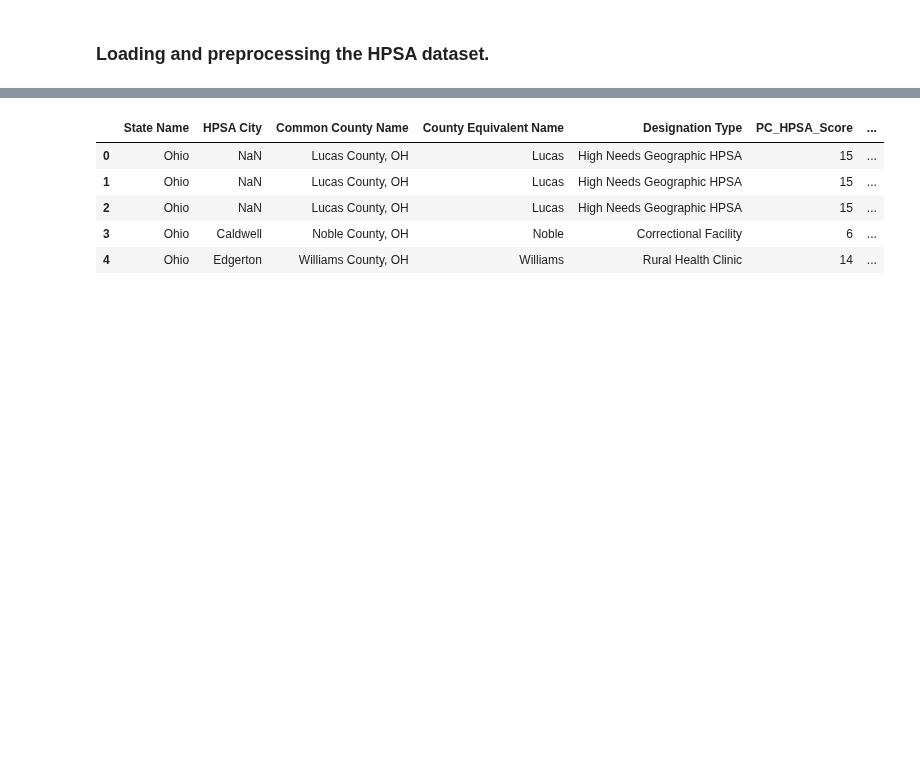
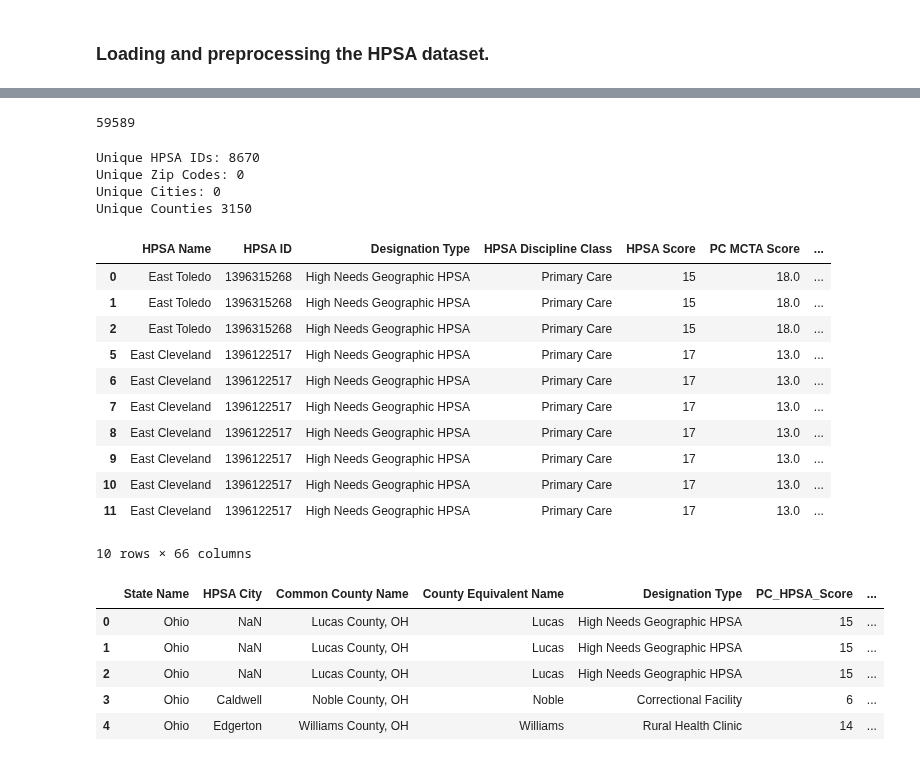
Before and after one commit to harte3/JAG-Hackathon-Team2, a Jupyter notebook: Combined_datasets.ipynb, the cells around one changed output, grey strips where cells are left out. Saved outputs shown, nothing was run; the diff lists cells and outputs as text; code cells hidden in the pictures; blank space fills up the shorter version.

```diff
--- a/Combined_datasets.ipynb
+++ b/Combined_datasets.ipynb
@@ -27,3 +112,37 @@ Unique Counties 3210
+# %%
+df_hpsa_pc = df_hpsa_pc[(df_hpsa_pc['Designation Type']=="HPSA Population") |
+                        (df_hpsa_pc["Designation Type"]=="Geographic HPSA") |
+                        (df_hpsa_pc["Designation Type"]=="High Needs Geographic HPSA")
+                       ]
+
+len(df_hpsa_pc)
+# %% [output]
+59589
+# %%
+print("Unique HPSA IDs: " + str(df_hpsa_pc['HPSA ID'].nunique()))
+print("Unique Zip Codes: " + str(df_hpsa_pc["Common Postal Code"].nunique()))
+print("Unique Cities: " + str(df_hpsa_pc["HPSA City"].nunique()))
+print("Unique Counties " + str(df_hpsa_pc["Common County Name"].nunique()))
+# %% [output]
+Unique HPSA IDs: 8670
+Unique Zip Codes: 0
+Unique Cities: 0
+Unique Counties 3150
+# %%
+df_hpsa_pc.head(10)
+# %% [output]
+|  | HPSA Name | HPSA ID | Designation Type | HPSA Discipline Class | HPSA Score | PC MCTA Score | ... |
+| 0 | East Toledo | 1396315268 | High Needs Geographic HPSA | Primary Care | 15 | 18.0 | ... |
+| 1 | East Toledo | 1396315268 | High Needs Geographic HPSA | Primary Care | 15 | 18.0 | ... |
+| 2 | East Toledo | 1396315268 | High Needs Geographic HPSA | Primary Care | 15 | 18.0 | ... |
+| 5 | East Cleveland | 1396122517 | High Needs Geographic HPSA | Primary Care | 17 | 13.0 | ... |
+| 6 | East Cleveland | 1396122517 | High Needs Geographic HPSA | Primary Care | 17 | 13.0 | ... |
+| 7 | East Cleveland | 1396122517 | High Needs Geographic HPSA | Primary Care | 17 | 13.0 | ... |
+| 8 | East Cleveland | 1396122517 | High Needs Geographic HPSA | Primary Care | 17 | 13.0 | ... |
+| 9 | East Cleveland | 1396122517 | High Needs Geographic HPSA | Primary Care | 17 | 13.0 | ... |
+| 10 | East Cleveland | 1396122517 | High Needs Geographic HPSA | Primary Care | 17 | 13.0 | ... |
+| 11 | East Cleveland | 1396122517 | High Needs Geographic HPSA | Primary Care | 17 | 13.0 | ... |
+10 rows × 66 columns
 # %%
 df_hpsa_pc = df_hpsa_pc.rename(columns={'HPSA Score': 'PC_HPSA_Score'})
 # %%
```
Also changed, not shown: parts of 14 cells of this notebook, 7 other files.
